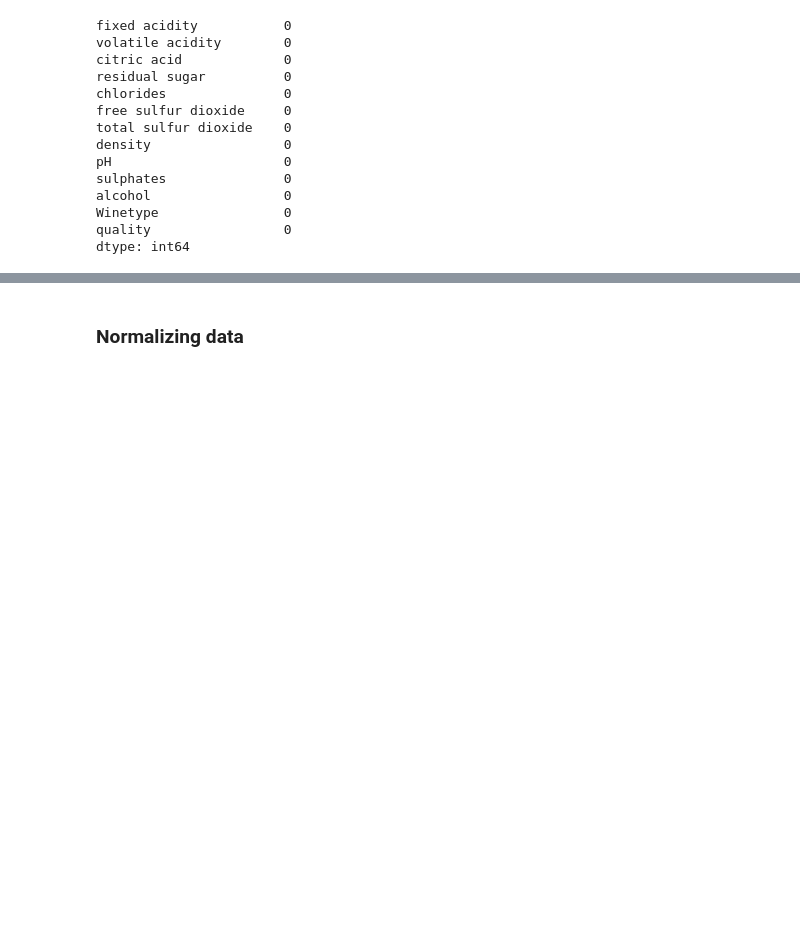
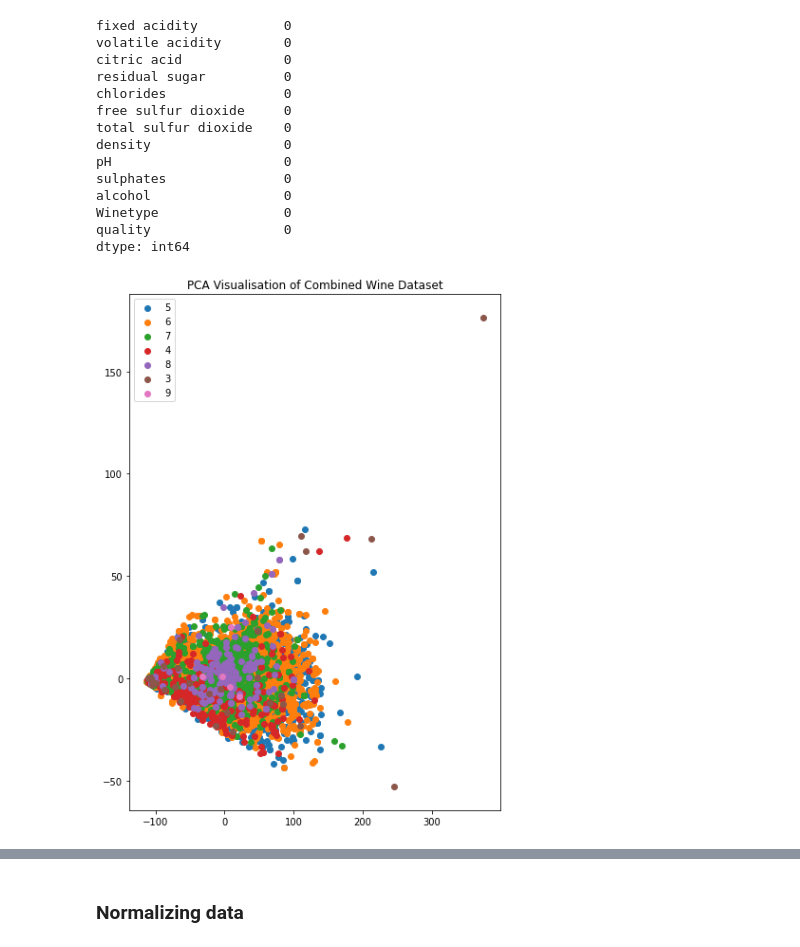
Before and after one commit to tripsysi/Wine_Classifier, a Jupyter notebook: DATA7703_Project_Wine_Classifier.ipynb, the cells around one changed output, grey strips where cells are left out. Cells and saved outputs as stored; diff of their text form; code cells hidden in the pictures; blank space fills up the shorter version.

```diff
--- a/DATA7703_Project_Wine_Classifier.ipynb
+++ b/DATA7703_Project_Wine_Classifier.ipynb
@@ -74,6 +139,18 @@ alcohol                 0
 Winetype                0
 quality                 0
 dtype: int64
+# %%
+counter = Counter(wines['quality'])
+pca = PCA(n_components=2)
+wines_pca = pca.fit_transform(wines)
+for label, _ in counter.items():
+    row_ix = where(wines['quality'] == label)[0]
+    plt.scatter(wines_pca[row_ix, 0], wines_pca[row_ix, 1], label=str(label))
+plt.legend()
+plt.title("PCA Visualisation of Combined Wine Dataset")
+plt.show()
+# %% [output]
+[figure, added]
 # %%
 sns.heatmap(wines.corr(), annot=True, cbar=False);
 # %% [output]
```
Also changed, not shown: parts of 78 cells of this notebook.
